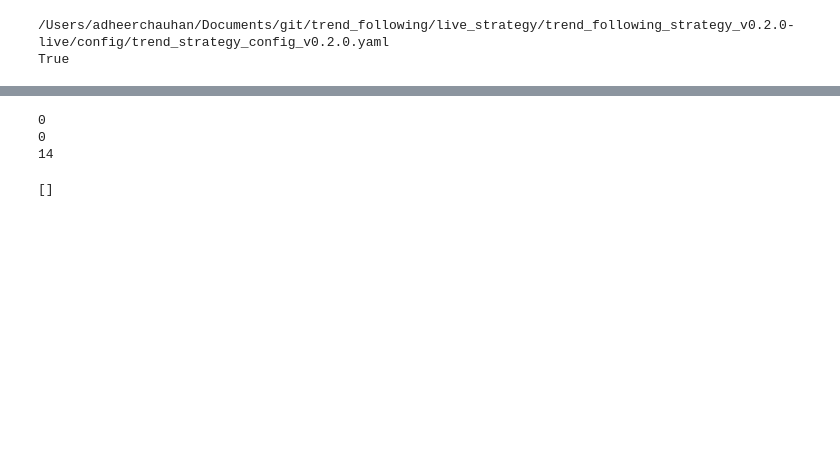
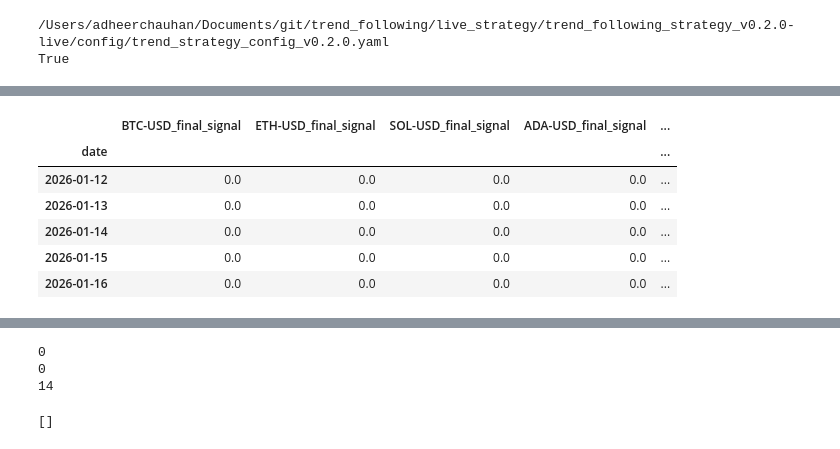
Before and after one commit to adheerchauhan/trend_following, a Jupyter notebook: research/notebooks/Trend_Following_Expanded_Universe_Live_Performance.ipynb, the cells around one changed output, grey strips where cells are left out. Saved outputs shown, nothing was run; the diff lists cells and outputs as text; code cells hidden in the pictures; blank space fills up the shorter version.

```diff
--- a/research/notebooks/Trend_Following_Expanded_Universe_Live_Performance.ipynb
+++ b/research/notebooks/Trend_Following_Expanded_Universe_Live_Performance.ipynb
@@ -1307,3 +1335,14 @@ Target Volatility Position Sizing Time: 2026-01-13 21:40:48.398637
+# %%
+signal_cols = [f'{ticker}_final_signal' for ticker in ticker_list]
+df[signal_cols].tail()
+# %% [output]
+|  | BTC-USD_final_signal | ETH-USD_final_signal | SOL-USD_final_signal | ADA-USD_final_signal | ... |
+| date |  |  |  |  | ... |
+| 2026-01-12 | 0.0 | 0.0 | 0.0 | 0.0 | ... |
+| 2026-01-13 | 0.0 | 0.0 | 0.0 | 0.0 | ... |
+| 2026-01-14 | 0.0 | 0.0 | 0.0 | 0.0 | ... |
+| 2026-01-15 | 0.0 | 0.0 | 0.0 | 0.0 | ... |
+| 2026-01-16 | 0.0 | 0.0 | 0.0 | 0.0 | ... |
 # %%
 target_notional_cols = [f'{ticker}_target_notional' for ticker in ticker_list]
 df[target_notional_cols].tail()
```
Also changed, not shown: parts of 84 cells of this notebook, 3 other files.
